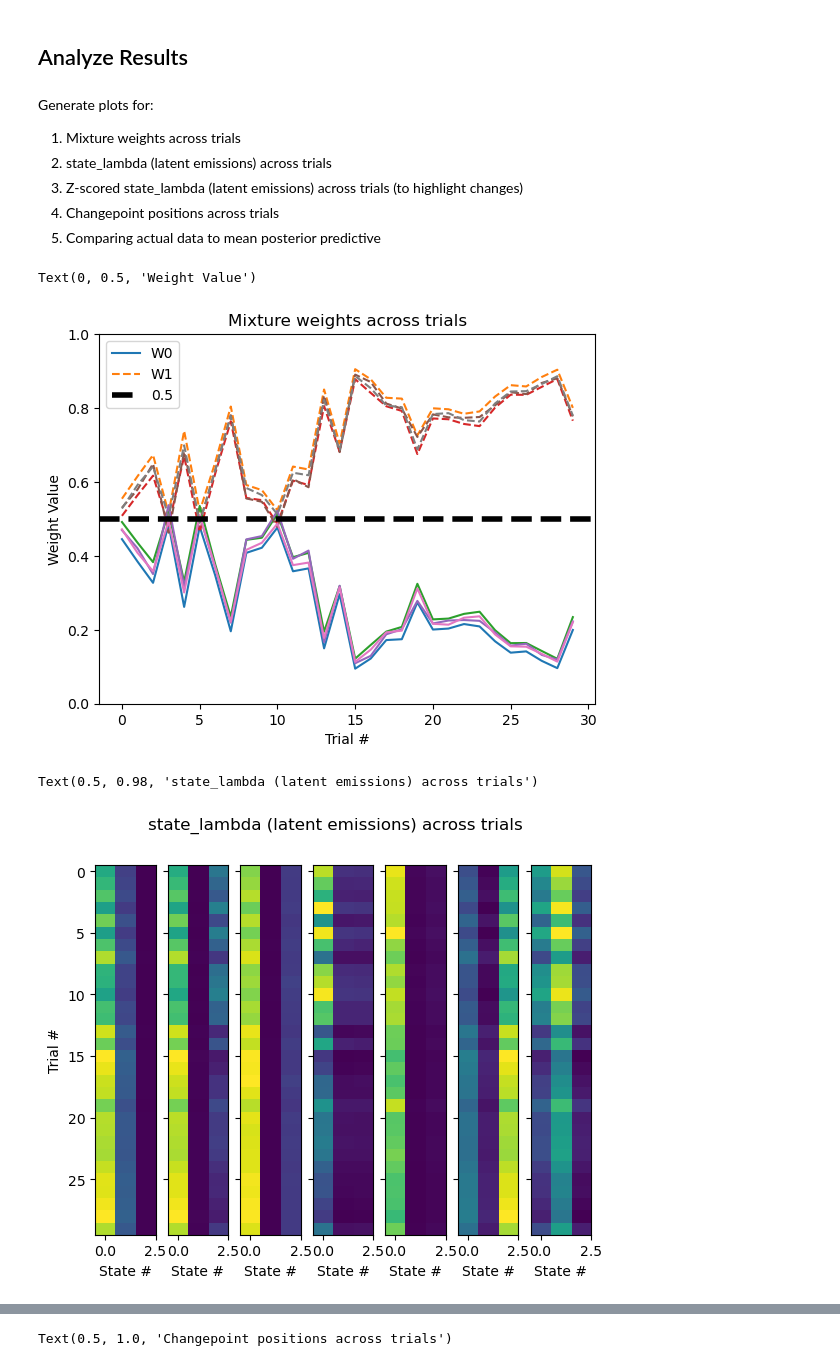
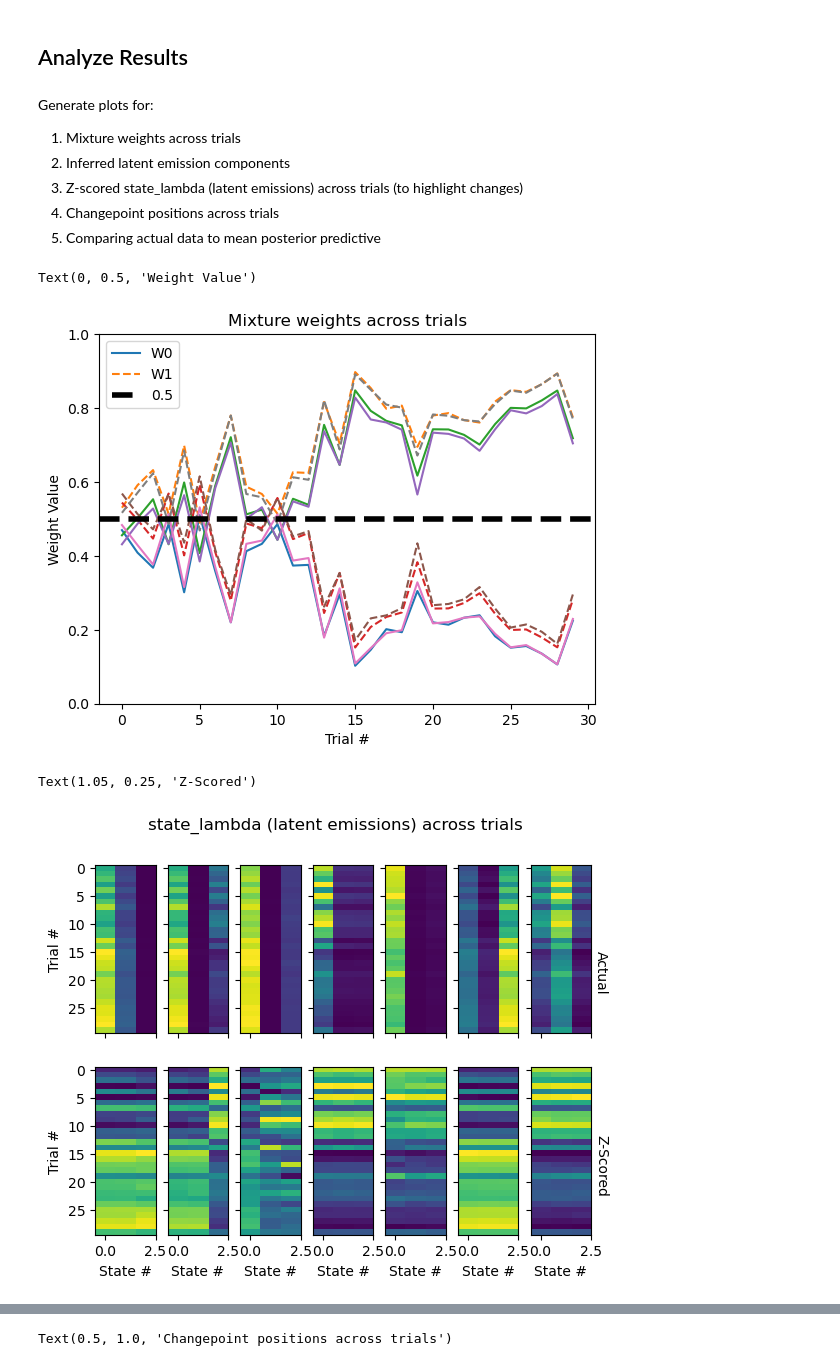
Before and after one commit to abuzarmahmood/pymcon_bayesian_changepoint, a Jupyter notebook: Bayesian_Changepoint_Zoo_neural_data.ipynb, the cells around one changed output, grey strips where cells are left out. Saved outputs shown, nothing was run; the diff lists cells and outputs as text; code cells hidden in the pictures.

```diff
--- a/Bayesian_Changepoint_Zoo_neural_data.ipynb
+++ b/Bayesian_Changepoint_Zoo_neural_data.ipynb
@@ -107,8 +107,16 @@ plt.colorbar(label = 'Spike count / Time bin');
 ## Construct simple Poisson Model
 # %%
 n_nrn, n_time_bins = sum_spikes.shape
-n_states = 4 # Selected based on domain knowledge
+n_states = 3 # Selected based on domain knowledge
 idx = np.arange(n_time_bins)
+
+# Generate emission initvals
+mean_firing = np.stack(
+    [x.mean(axis=-1) \
+     for x in np.array_split(sum_spikes, n_states, axis=-1)]
+).T
+# Add 0.1 to avoid any zeros
+mean_firing += 0.1
 
 with pm.Model() as simple_model:
 
@@ -117,6 +125,7 @@ with pm.Model() as simple_model:
     # Rate for Poisson process (positive + continuous)
     lambda_latent = pm.Exponential('lambda_latent',
                                    0.1,
+                                   initval=mean_firing,
                                    shape = (n_nrn, n_states))
 
     # Changepoint position
@@ -125,6 +134,7 @@ with pm.Model() as simple_model:
     # Beta distribution is a good candidate for these specifications
     tau_latent = pm.Beta(
         'tau_latent', 1, 1,
+        initval = np.linspace(0,1,n_states+1)[1:-1],
         shape = (n_states-1),
     ).sort(axis=-1)
 
@@ -364,7 +373,7 @@ def stick_breaking(beta):
     return beta * portion_remaining
 # %%
 # Index vector timebins in data
-n_nrn, n_time_bins = sum_spikes.shape
+n_nrn, n_time_bins = dpp_dat.shape
 idx = np.arange(n_time_bins)
 max_states = 10
 
@@ -593,6 +602,8 @@ mean_firing = np.stack(
 # Average across time
 mean_firing = np.array_split(mean_firing, n_states, axis=2)
 mean_firing = np.stack([x.mean(axis=-1) for x in mean_firing])
+# Add 0.1 to avoid any zeros
+mean_firing += 0.1
 
 
 with pm.Model() as model:
@@ -707,7 +718,7 @@ Transformation time =  0:00:00.380100
 # %% [markdown]
 Generate plots for:
 1) Mixture weights across trials
-2) state_lambda (latent emissions) across trials
+2) Inferred latent emission components
 3) Z-scored state_lambda (latent emissions) across trials (to highlight changes)
 4) Changepoint positions across trials
 5) Comparing actual data to mean posterior predictive
@@ -735,14 +746,23 @@ plt.xlabel('Trial #')
 plt.ylabel('Weight Value')
 # %% [output]
 Text(0, 0.5, 'Weight Value')
-[figure, old version]
+[figure, new version]
 # %%
-fig, ax = plt.subplots(1, len(nrn_mean_lambdas), sharex=True, sharey=True)
-for this_ax, this_dat in zip(ax, nrn_mean_lambdas):
+fig, ax = plt.subplots(2, len(nrn_mean_lambdas), sharex=True, sharey=True)
+for this_ax, this_dat in zip(ax[0], nrn_mean_lambdas):
     this_ax.imshow(this_dat, aspect='auto')
+fig.suptitle('state_lambda (latent emissions) across trials')
+
+for this_ax, this_dat in zip(ax[1], nrn_mean_lambdas):
+    this_ax.imshow(stats.zscore(this_dat,axis=0), aspect='auto')
     this_ax.set_xlabel('State #')
-ax[0].set_ylabel('Trial #')
+
+ax[0,0].set_ylabel('Trial #')
+ax[1,0].set_ylabel('Trial #')
 fig.suptitle('state_lambda (latent emissions) across trials')
+
+ax[0,-1].text(1.05, 0.25, 'Actual', rotation = 270, transform=ax[0,-1].transAxes)
+ax[1,-1].text(1.05, 0.25, 'Z-Scored', rotation = 270, transform=ax[1,-1].transAxes)
 # %% [output]
-Text(0.5, 0.98, 'state_lambda (latent emissions) across trials')
+Text(1.05, 0.25, 'Z-Scored')
-[figure, old version]
+[figure, new version]
```
Also changed, not shown: parts of 14 cells of this notebook.
